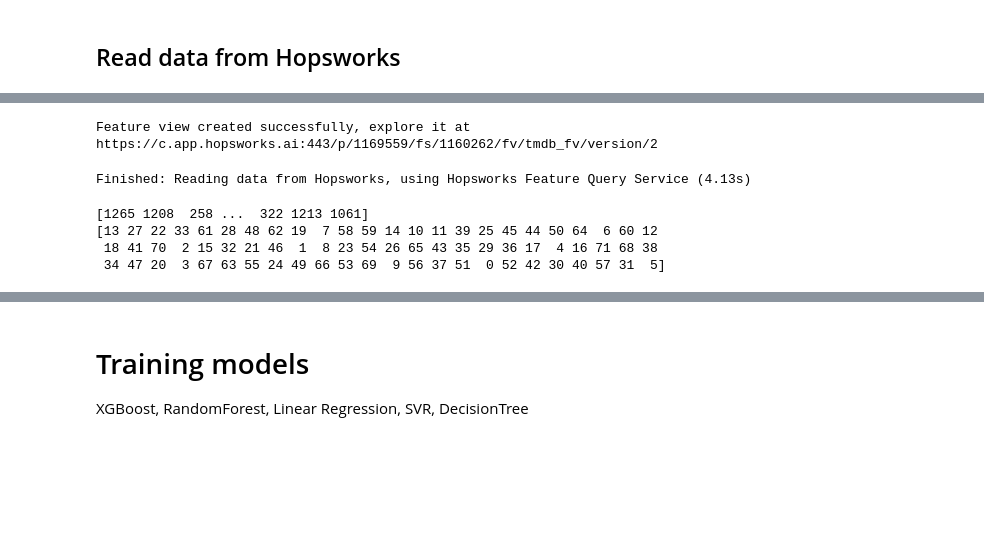
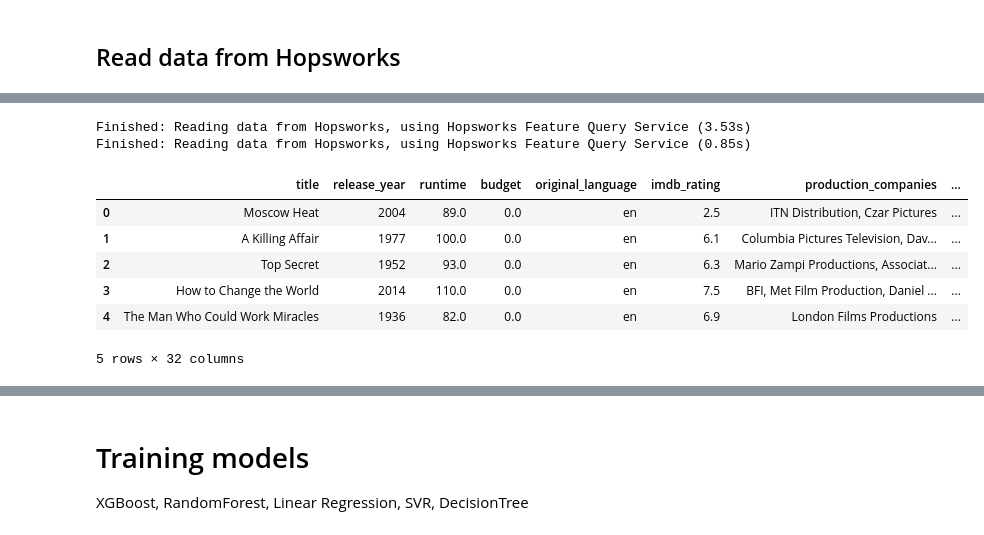
Before and after one commit to MartinEBravo/movie-rating-predictor-service, a Jupyter notebook: 3_training_pipeline.ipynb, the cells around one changed output, grey strips where cells are left out. Saved outputs shown, nothing was run; the diff lists cells and outputs as text; code cells hidden in the pictures; blank space fills up the shorter version.

```diff
--- a/3_training_pipeline.ipynb
+++ b/3_training_pipeline.ipynb
@@ -91,35 +69,22 @@ Finished: Reading data from Hopsworks, using Hopsworks Feature Query Service (3.
-# %%
-# Creating a feature view
-feature_view = fs.get_or_create_feature_view(
-    name='tmdb_fv',
-    description="movie features with imdb rating as the target",
-    version=2,
-    labels=['imdb_rating'],
-    query=selected_features,
-)
-# %% [output]
-Feature view created successfully, explore it at
-https://c.app.hopsworks.ai:443/p/1169559/fs/1160262/fv/tmdb_fv/version/2
-# %%
-X_train, X_test, y_train, y_test = feature_view.train_test_split(test_size=0.2, random_state=48)
-# %% [output]
-Finished: Reading data from Hopsworks, using Hopsworks Feature Query Service (4.13s)
-# %%
-from sklearn.preprocessing import LabelEncoder
-label_encoder = LabelEncoder()
-# Label encoding categorical features
-
-X_train['production_countries'] = label_encoder.fit_transform(X_train['production_countries'])
-X_train['original_language'] = label_encoder.fit_transform(X_train['original_language'])
-
-X_test['production_countries'] = label_encoder.fit_transform(X_test['production_countries'])
-X_test['original_language'] = label_encoder.fit_transform(X_test['original_language'])
-
-#X_train.head()
-print(X_train['production_countries'].unique())
-print(X_train['original_language'].unique())
-# %% [output]
-[1265 1208  258 ...  322 1213 1061]
-[13 27 22 33 61 28 48 62 19  7 58 59 14 10 11 39 25 45 44 50 64  6 60 12
- 18 41 70  2 15 32 21 46  1  8 23 54 26 65 43 35 29 36 17  4 16 71 68 38
- 34 47 20  3 67 63 55 24 49 66 53 69  9 56 37 51  0 52 42 30 40 57 31  5]
+# %%
+movie_df=movie_fg.read()
+genres_df=genres_fg.read()
+
+selected_columns = ['title','release_year', 'runtime', 'budget',
+                                     'original_language', 'imdb_rating', 'production_companies','producers', 'cast',
+                                     'production_countries', 'imdb_votes', 'id']
+movie_df = movie_df[selected_columns]
+
+merged_df = pd.merge(movie_df, genres_df, on='id', how='inner')
+
+merged_df.head()
+# %% [output]
+Finished: Reading data from Hopsworks, using Hopsworks Feature Query Service (3.53s)
+Finished: Reading data from Hopsworks, using Hopsworks Feature Query Service (0.85s)
+|  | title | release_year | runtime | budget | original_language | imdb_rating | production_companies | ... |
+| 0 | Moscow Heat | 2004 | 89.0 | 0.0 | en | 2.5 | ITN Distribution, Czar Pictures | ... |
+| 1 | A Killing Affair | 1977 | 100.0 | 0.0 | en | 6.1 | Columbia Pictures Television, Dav... | ... |
+| 2 | Top Secret | 1952 | 93.0 | 0.0 | en | 6.3 | Mario Zampi Productions, Associat... | ... |
+| 3 | How to Change the World | 2014 | 110.0 | 0.0 | en | 7.5 | BFI, Met Film Production, Daniel ... | ... |
+| 4 | The Man Who Could Work Miracles | 1936 | 82.0 | 0.0 | en | 6.9 | London Films Productions | ... |
+5 rows × 32 columns
```
Also changed, not shown: parts of 13 cells of this notebook, 11 other files.
